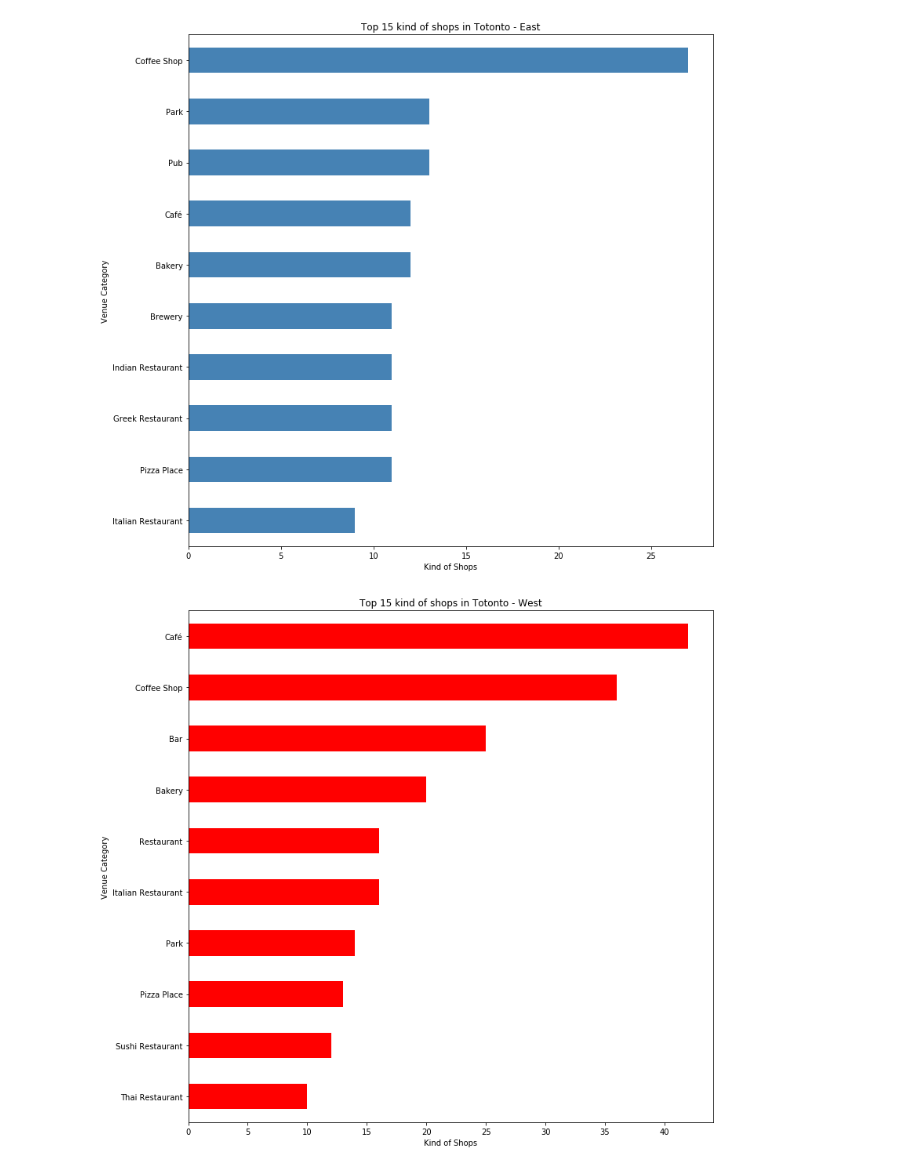
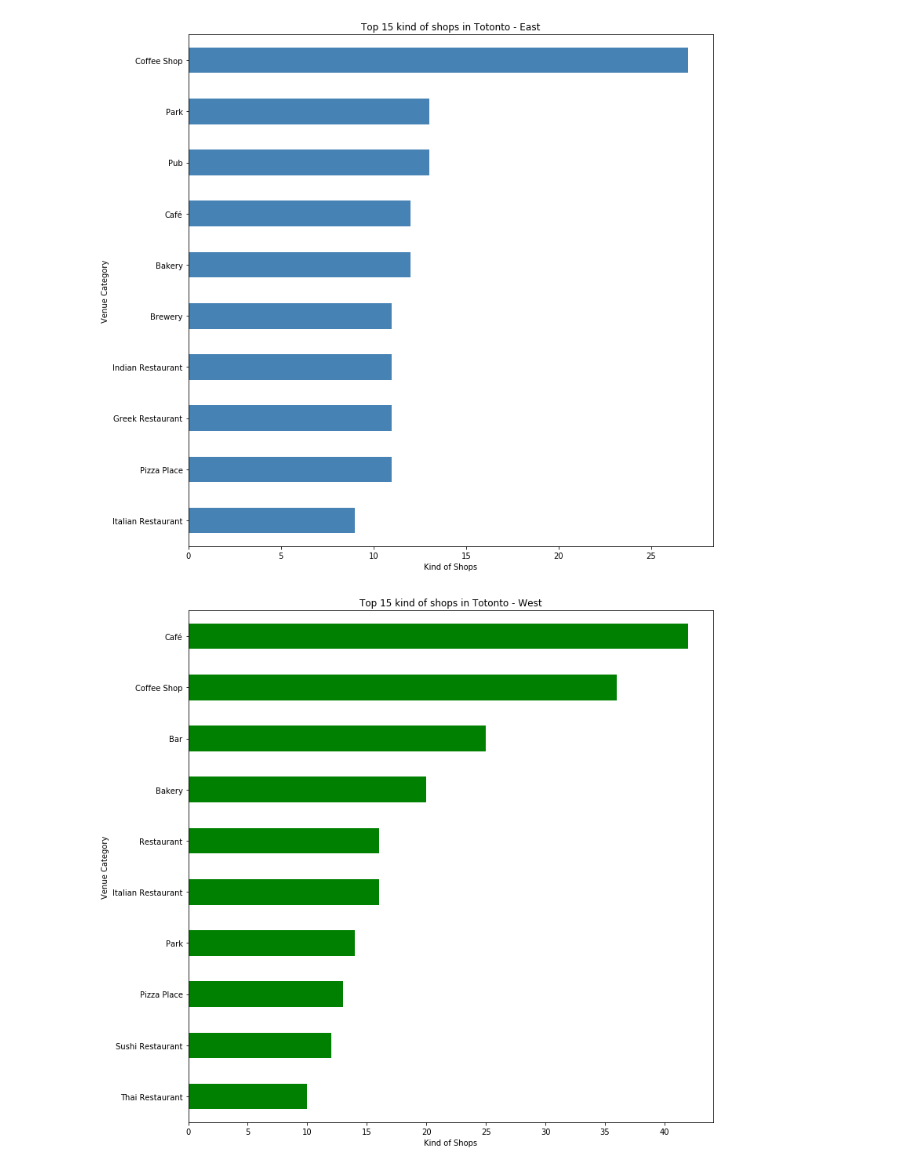
Before and after one commit to sushant822/Analyzing-Toronto-Neighborhoods, a Jupyter notebook: Analyzing Toronto Neighborhoods.ipynb, the cells around one changed output. Cells and saved outputs as stored; diff of their text form; code cells hidden in the pictures.

```diff
--- a/Analyzing Toronto Neighborhoods.ipynb
+++ b/Analyzing Toronto Neighborhoods.ipynb
@@ -765,10 +765,10 @@ plt.show()
 # %% [output]
 [figure]
 # %%
-df_top10_west.plot(kind='barh', figsize=(12, 12), color='red')
+df_top10_west.plot(kind='barh', figsize=(12, 12), color='green')
 plt.xlabel('Kind of Shops')
 plt.title('Top 15 kind of shops in Totonto - West')
 
 plt.show()
 # %% [output]
-[figure, old version]
+[figure, new version]
```
